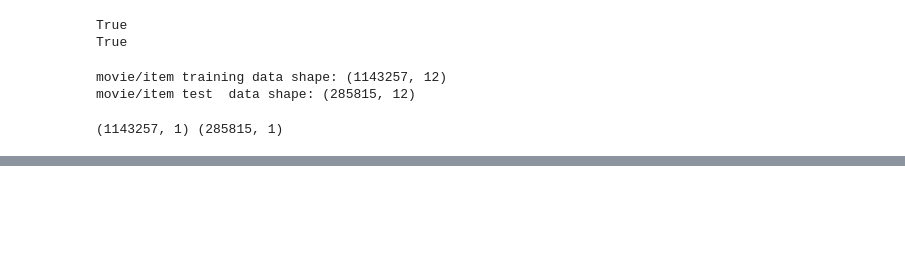
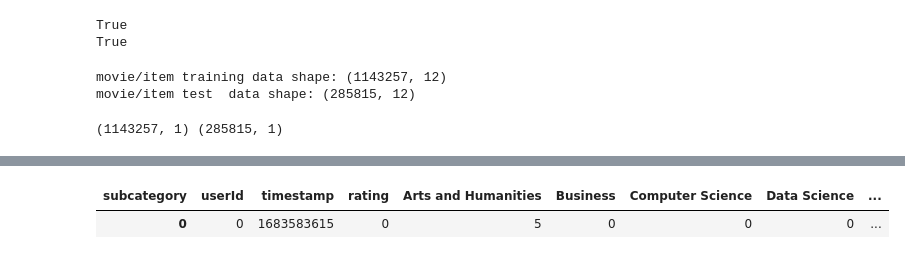
Before and after one commit to YousefAllam221b/Bachelor, a Jupyter notebook: Untitledm.ipynb, the cells around one changed output, grey strips where cells are left out. Saved outputs shown, nothing was run; the diff lists cells and outputs as text; code cells hidden in the pictures; blank space fills up the shorter version.

```diff
--- a/Untitledm.ipynb
+++ b/Untitledm.ipynb
@@ -21,7 +21,7 @@ from sklearn.preprocessing import StandardScaler, MinMaxScaler
 from sklearn.model_selection import train_test_split
 import tabulate
 import time
-pd.set_option("display.precision", 1)
+pd.set_option("display.precision", 5)
 # %%
 # Load and preprocess the data
 ratings = pd.read_csv(r'C:\Users\Youse\Downloads\archive (1)\Coursera_reviews.csv')
@@ -98,3 +104,5 @@ courses_input = courses_input_samples[['course_id', 'Arts and Humanities_y', 'Bu
        'Information Technology_y', 'Language Learning_y', 'Math and Logic_y',
        'Personal Development_y', 'Physical Science and Engineering_y',
        'Social Sciences_y']]
+# %%
+user_input = user_input.drop('course_id',axis=1)
@@ -209,0 +202,17 @@ user_input
+# %%
+def gen_user_vecs(user_vec, num_items):
+    """ given a user vector return:
+        user predict maxtrix to match the size of item_vecs """
+    user_vecs = np.tile(user_vec, (num_items, 1))
+    return (user_vecs)
+# %%
+new_user = [0]*14
+new_user[1] = int(time.time())
+new_user[3] = 5
+
+user_vec = np.array([new_user])
+user_vecs = gen_user_vecs(user_vec,len(item_train))
+pd.DataFrame(user_vec, columns=user_train_save.columns)
+# %% [output]
+| subcategory | userId | timestamp | rating | Arts and Humanities | Business | Computer Science | Data Science | ... |
+| 0 | 0 | 1683583615 | 0 | 5 | 0 | 0 | 0 | ... |
```
Also changed, not shown: parts of 16 cells of this notebook.
